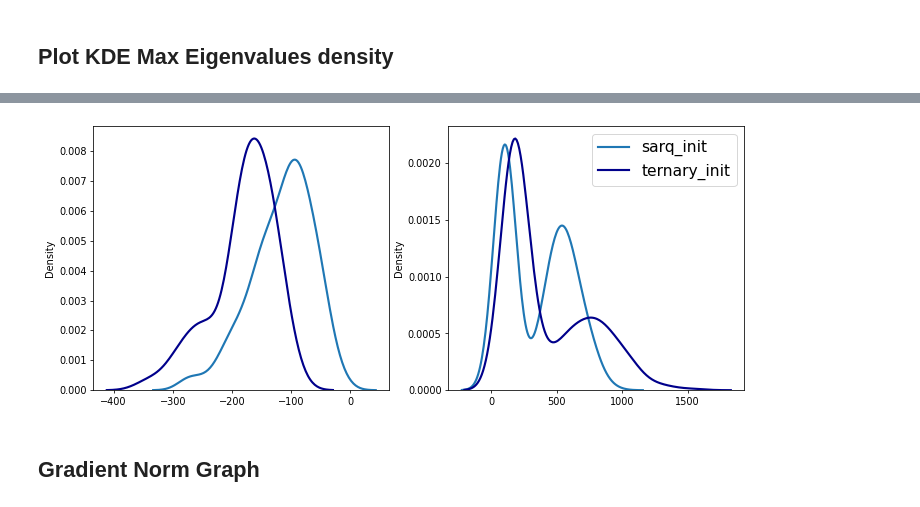
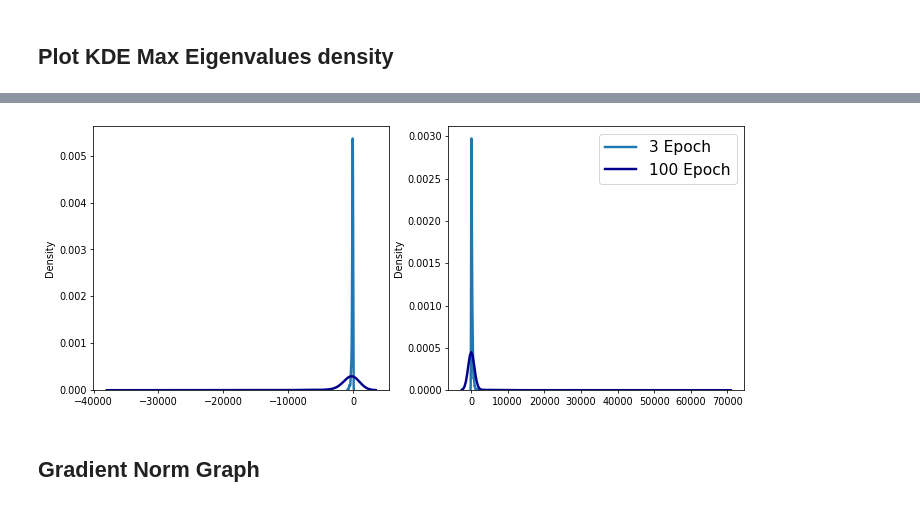
Before and after one commit to MarsJacobs/kd-qat-large-enc, a Jupyter notebook: Hessian_Analysis.ipynb, the cells around one changed output, grey strips where cells are left out. Drawn from its saved outputs; the diff is of its cells as text; code cells hidden in the pictures.

```diff
--- a/Hessian_Analysis.ipynb
+++ b/Hessian_Analysis.ipynb
@@ -8,7 +8,7 @@ import torch
 import seaborn as sns
 import matplotlib.pyplot as plt
 
-task = "rte"
+task = "cola"
 
 # STS-B
 if task == "sts-b":
@@ -19,17 +19,17 @@ if task == "sts-b":
 
 # RTE
 if task == "rte":
-    ternary_eigens_init = torch.load("hessian_value_pts/rte_ternary_init.pt")
-    sarq_eigens_init = torch.load("hessian_value_pts/rte_sarq_init.pt")
-    ternary_eigens = torch.load("hessian_value_pts/rte_ternary_result.pt")
-    sarq_eigens = torch.load("hessian_value_pts/rte_sarq_result.pt")
+    # ternary_eigens_init = torch.load("hessian_value_pts/rte_nomal_init.pt")
+    # sarq_eigens_init = torch.load("hessian_value_pts/rte_sarq_init.pt")
+    ternary_eigens = torch.load("hessian_value_pts/rte_gt_100.pt")
+    sarq_eigens = torch.load("hessian_value_pts/rte_gt_3.pt")
 
 # CoLA
 if task == "cola":
-    sarq_eigens_init =torch.load("hessian_value_pts/cola_sarq_init.pt")
-    ternary_eigens_init =torch.load("hessian_value_pts/cola_ternary_init.pt")
-    sarq_eigens =torch.load("hessian_value_pts/cola_sarq_result.pt")
-    ternary_eigens =torch.load("hessian_value_pts/cola_ternary_result.pt")
+    # sarq_eigens_init =torch.load("hessian_value_pts/cola_sarq_init.pt")
+    # ternary_eigens_init =torch.load("hessian_value_pts/cola_ternary_init.pt")
+    sarq_eigens =torch.load("hessian_value_pts/cola_m_3_gt.pt")
+    ternary_eigens =torch.load("hessian_value_pts/cola_gt_100.pt")
 
 # MRPC
 if task == "mrpc":
@@ -54,54 +54,55 @@ for eigen in sarq_eigens:
     else:
         sarq_neg.append(eigen)
 
-ternary_init_pos = []
-ternary_init_neg = []
-for eigen in ternary_eigens_init:
-    if eigen > 0:
-        ternary_init_pos.append(eigen)
-    else:
-        ternary_init_neg.append(eigen)
+# ternary_init_pos = []
+# ternary_init_neg = []
+# for eigen in ternary_eigens_init:
+#     if eigen > 0:
+#         ternary_init_pos.append(eigen)
+#     else:
+#         ternary_init_neg.append(eigen)
 
-sarq_init_pos = []
-sarq_init_neg = []
-for eigen in sarq_eigens_init:
-    if eigen > 0:
-        sarq_init_pos.append(eigen)
-    else:
-        sarq_init_neg.append(eigen)
+# sarq_init_pos = []
+# sarq_init_neg = []
+# for eigen in sarq_eigens_init:
+#     if eigen > 0:
+#         sarq_init_pos.append(eigen)
+#     else:
+#         sarq_init_neg.append(eigen)
 
 
 fs = 10
-lw = 2.2
+lw = 2.5
 
-fig, axes = plt.subplots(1, 2, figsize=(12,5), dpi=70)
-sns.kdeplot(sarq_init_pos, color="tab:blue", label="sarq_init", linewidth=lw, ax=axes[1])
-sns.kdeplot(ternary_init_pos, color="darkblue", label="ternary_init", linewidth=lw, ax=axes[1])
-plt.xticks(fontsize=fs)
-plt.yticks(fontsize=fs)
+# fig, axes = plt.subplots(1, 2, figsize=(12,5), dpi=70)
+# sns.kdeplot(sarq_init_pos, color="tab:blue", label="sarq_init", linewidth=lw, ax=axes[1])
+# sns.kdeplot(ternary_init_pos, color="darkblue", label="ternary_init", linewidth=lw, ax=axes[1])
+# plt.xticks(fontsize=fs)
+# plt.yticks(fontsize=fs)
 # plt.ylim(0, 0.025)
 # plt.savefig('init_pos.png', format='png', dpi=100)
 
-sns.kdeplot(sarq_init_neg, color="tab:blue", label="sarq_init", linewidth=lw, ax=axes[0])
-sns.kdeplot(ternary_init_neg, color="darkblue", label="ternary_init", linewidth=lw, ax=axes[0])
-axes[1].legend(fontsize = fs+6, loc=1)
-plt.xticks(fontsize=fs)
-plt.yticks(fontsize=fs)
+# sns.kdeplot(sarq_init_neg, color="tab:blue", label="sarq_init", linewidth=lw, ax=axes[0])
+# sns.kdeplot(ternary_init_neg, color="darkblue", label="ternary_init", linewidth=lw, ax=axes[0])
+# axes[1].legend(fontsize = fs+6, loc=1)
+# plt.xticks(fontsize=fs)
+# plt.yticks(fontsize=fs)
 # plt.ylim(0, 0.025)
 # tc_hessian_value_ptss
 # plt.savefig('init_neg.png', format='png', dpi=100)
 
-# fig, axes = plt.subplots(1, 2, figsize=(12,5), dpi=70)
-# sns.kdeplot(sarq_pos, color="tab:blue", label="sarq_result", linewidth=lw, ax=axes[1])
-# sns.kdeplot(ternary_pos, color="darkblue", label="ternary_result", linewidth=lw, ax=axes[1])
-# plt.legend(fontsize = fs+6, loc=1)
-# plt.xticks(fontsize=fs)
-# plt.yticks(fontsize=fs)
+fig, axes = plt.subplots(1, 2, figsize=(12,5), dpi=70)
+# sns.kdeplot(ternary_init_pos, color="gray", label="1 Epoch", linewidth=lw, ax=axes[1])
+sns.kdeplot(sarq_pos, color="tab:blue", label="3 Epoch", linewidth=lw, ax=axes[1])
+sns.kdeplot(ternary_pos, color="darkblue", label="100 Epoch", linewidth=lw, ax=axes[1])
+plt.legend(fontsize = fs+6, loc=1)
+plt.xticks(fontsize=fs)
+plt.yticks(fontsize=fs)
 
-
-# sns.kdeplot(sarq_neg, color="tab:blue", label="sarq_result", linewidth=lw, ax=axes[0])
-# sns.kdeplot(ternary_neg, color="darkblue", label="ternary_result", linewidth=lw, ax=axes[0])
-# plt.legend(fontsize = fs+6)
-# plt.xticks(fontsize=fs)
-# plt.yticks(fontsize=fs)
+# sns.kdeplot(ternary_init_neg, color="gray", label="1 Epoch", linewidth=lw, ax=axes[0])
+sns.kdeplot(sarq_neg, color="tab:blue", label="3 Epoch", linewidth=lw, ax=axes[0])
+sns.kdeplot(ternary_neg, color="darkblue", label="100 Epoch", linewidth=lw, ax=axes[0])
+plt.legend(fontsize = fs+6)
+plt.xticks(fontsize=fs)
+plt.yticks(fontsize=fs)
 # %% [output]
@@ -114,5 +117,5 @@ plt.yticks(fontsize=fs)
   Text(0, 0, '')])
-[figure, old version]
+[figure, new version]
 # %% [markdown]
 ## Gradient Norm Graph
 # %%
```
Also changed, not shown: parts of 1 cell of this notebook, 31 other files.
